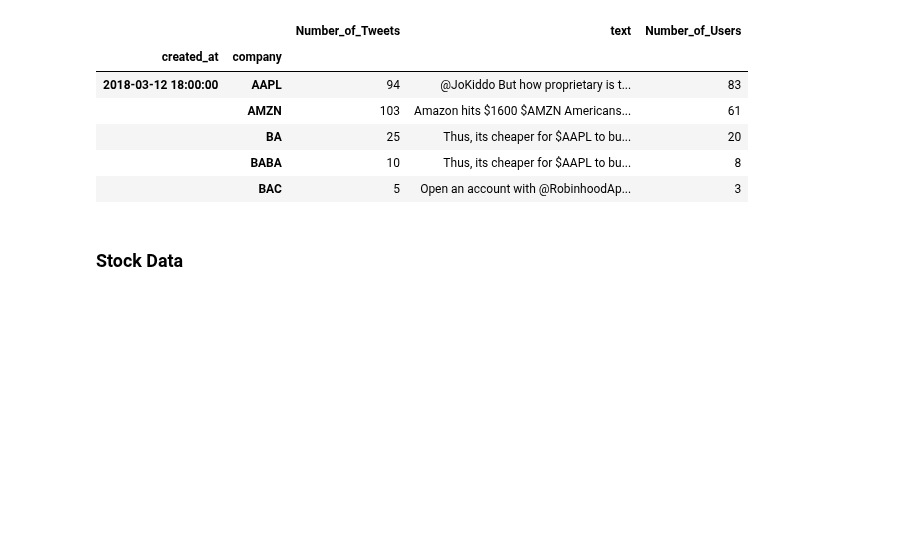
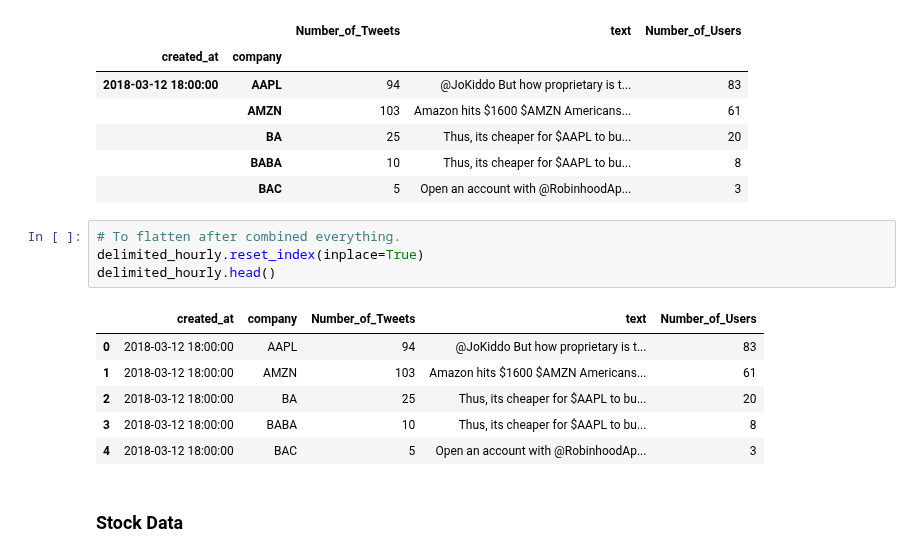
Before and after one commit to madderle/Capstone-Realtime-Streaming-Analytics, a Jupyter notebook: Analysis/src/Stock-Tweets-EDA.ipynb, the cells around one changed output. Cells and saved outputs as stored; diff of their text form; blank space fills up the shorter version.

```diff
--- a/Analysis/src/Stock-Tweets-EDA.ipynb
+++ b/Analysis/src/Stock-Tweets-EDA.ipynb
@@ -223,6 +215,17 @@ delimited_hourly.head()
 |  | BA | 25 | Thus, its cheaper for $AAPL to bu... | 20 |
 |  | BABA | 10 | Thus, its cheaper for $AAPL to bu... | 8 |
 |  | BAC | 5 | Open an account with @RobinhoodAp... | 3 |
+# %%
+# To flatten after combined everything.
+delimited_hourly.reset_index(inplace=True)
+delimited_hourly.head()
+# %% [output]
+|  | created_at | company | Number_of_Tweets | text | Number_of_Users |
+| 0 | 2018-03-12 18:00:00 | AAPL | 94 | @JoKiddo But how proprietary is t... | 83 |
+| 1 | 2018-03-12 18:00:00 | AMZN | 103 | Amazon hits $1600 $AMZN Americans... | 61 |
+| 2 | 2018-03-12 18:00:00 | BA | 25 | Thus, its cheaper for $AAPL to bu... | 20 |
+| 3 | 2018-03-12 18:00:00 | BABA | 10 | Thus, its cheaper for $AAPL to bu... | 8 |
+| 4 | 2018-03-12 18:00:00 | BAC | 5 | Open an account with @RobinhoodAp... | 3 |
 # %% [markdown]
 ### Stock Data
 # %%
```
Also changed, not shown: parts of 7 cells of this notebook.
